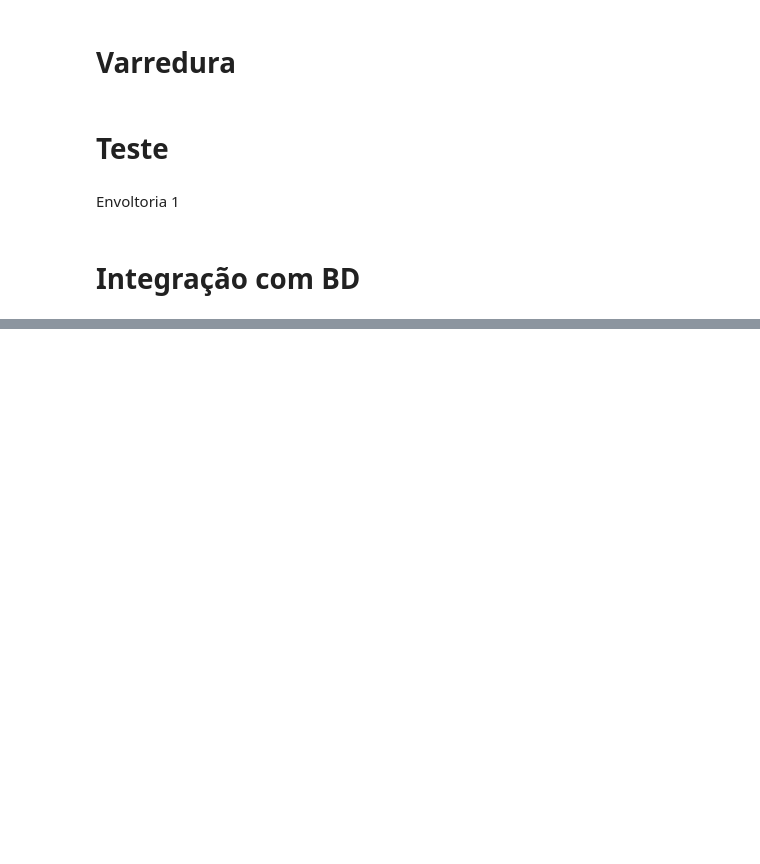
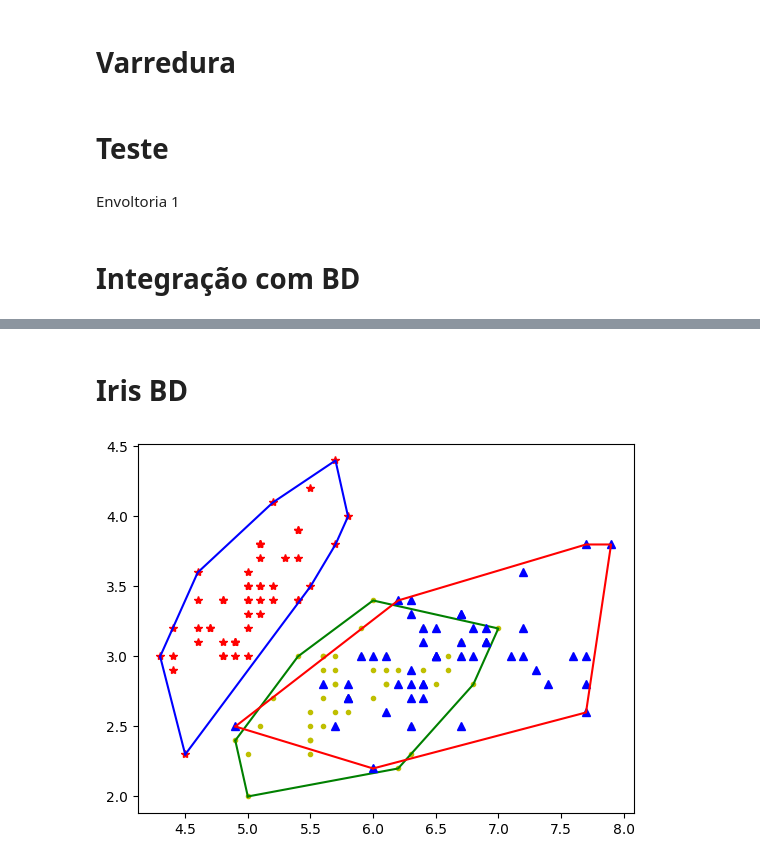
Before and after one commit to Gcastelo01/TP1_Alg2, a Jupyter notebook: TP1_Classificador.ipynb, the cells around one changed output, grey strips where cells are left out. Cells and saved outputs as stored; diff of their text form; code cells hidden in the pictures; blank space fills up the shorter version.

```diff
--- a/TP1_Classificador.ipynb
+++ b/TP1_Classificador.ipynb
@@ -520,0 +509,18 @@ plt.show()
+# %% [markdown]
+# Iris BD
+# %%
+import pandas as pd
+
+iris = pd.read_csv('./data/iris.csv', delimiter=',')
+
+aType = iris[iris['Class'] == 'Iris-setosa']
+bType = iris[iris['Class'] == 'Iris-versicolor']
+cType = iris[iris['Class'] == 'Iris-virginica']
+
+fig, ax = plt.subplots()
+
+plotClass(aType, ax)
+plotClass(bType, ax, dotType='y.', envType='g-')
+plotClass(cType, ax, dotType='b^', envType='r-')
+# %% [output]
+[figure, added]
```
Also changed, not shown: parts of 9 cells of this notebook, 4 other files.
